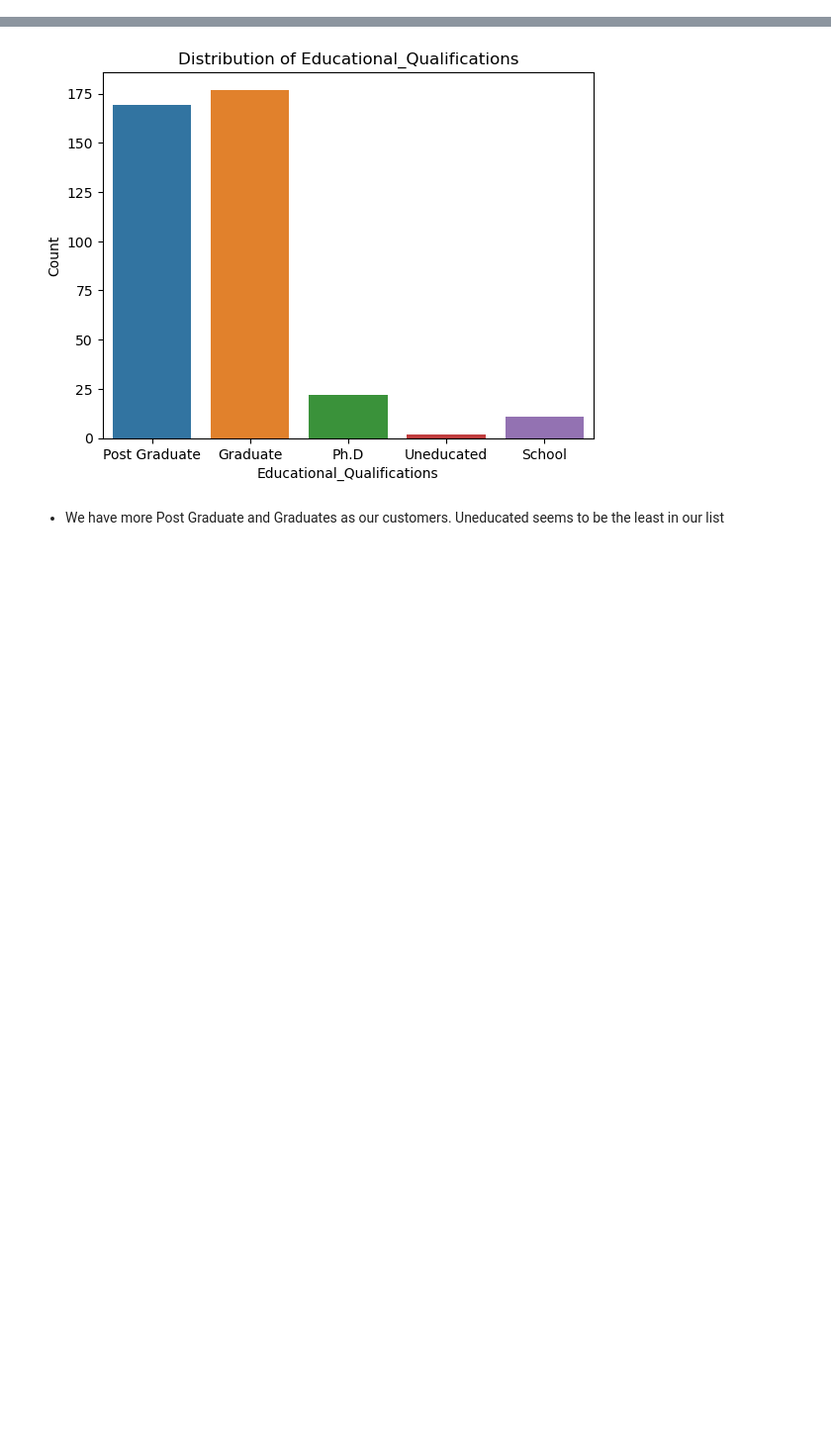
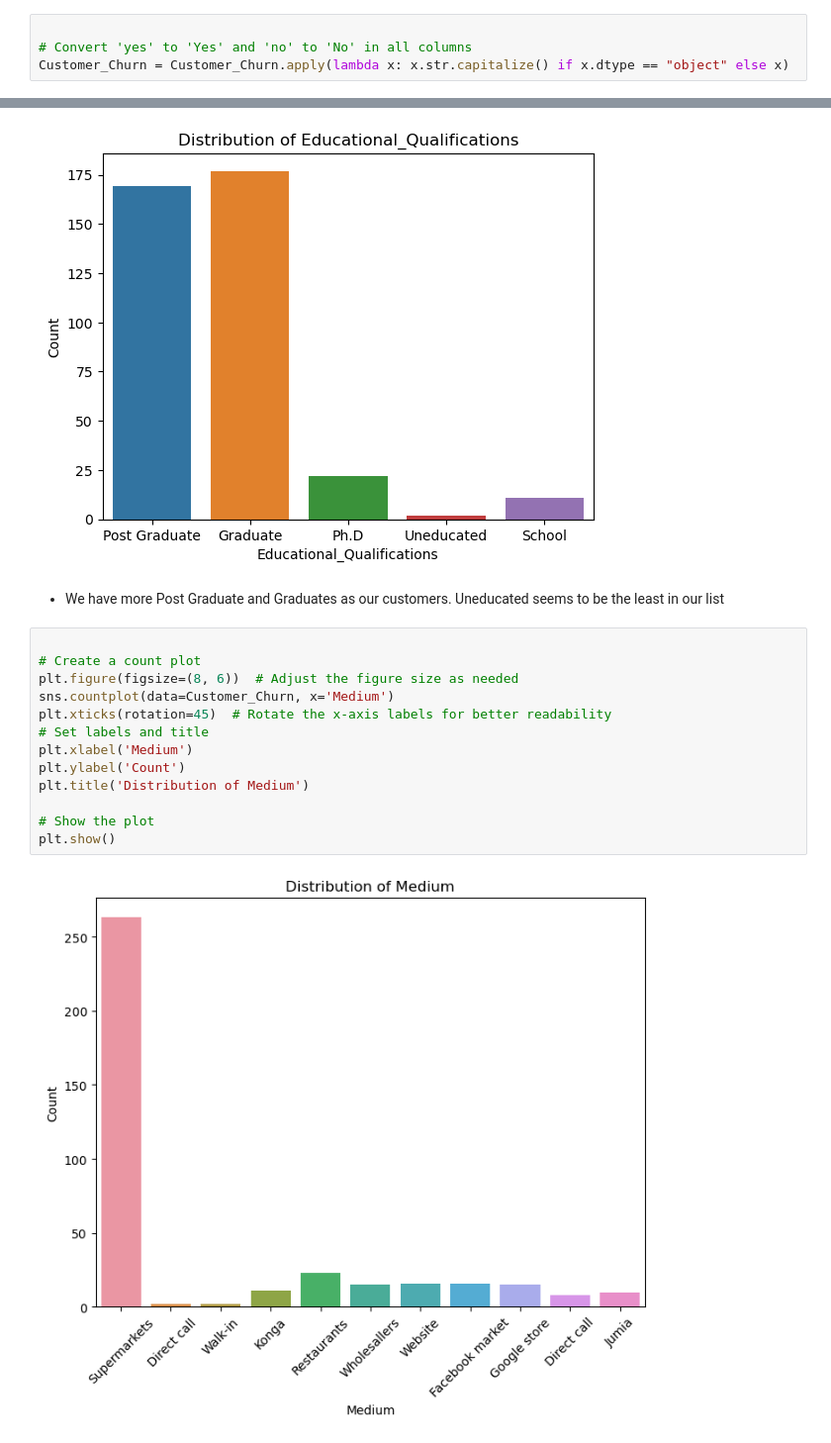
Before and after one commit to UbaChinelo/Customer-churn-prediction-for-Tshally-Foods, a Jupyter notebook: Customer_Churn_Prediction_Tshally_Foods.ipynb, the cells around one changed output, grey strips where cells are left out. Shown at 99% size. Saved outputs shown, nothing was run; the diff lists cells and outputs as text; blank space fills up the shorter version.

```diff
--- a/Customer_Churn_Prediction_Tshally_Foods.ipynb
+++ b/Customer_Churn_Prediction_Tshally_Foods.ipynb
@@ -211,3 +211,7 @@ Customer_Churn.tail(10)
 | 386 | 23 | Male | Single | Student | 0 | Post Graduate | 2 | ... |
 | 387 | 23 | Male | Single | Student | 0 | Post Graduate | 5 | ... |
 10 rows × 35 columns
+# %%
+
+# Convert 'yes' to 'Yes' and 'no' to 'No' in all columns
+Customer_Churn = Customer_Churn.apply(lambda x: x.str.capitalize() if x.dtype == "object" else x)
@@ -359,3 +369,18 @@ plt.show()
 [figure]
 # %% [markdown]
 - We have more Post Graduate and Graduates as our customers. Uneducated seems to be the least in our list
+# %%
+
+# Create a count plot
+plt.figure(figsize=(8, 6))  # Adjust the figure size as needed
+sns.countplot(data=Customer_Churn, x='Medium')
+plt.xticks(rotation=45)  # Rotate the x-axis labels for better readability
+# Set labels and title
+plt.xlabel('Medium')
+plt.ylabel('Count')
+plt.title('Distribution of Medium')
+
+# Show the plot
+plt.show()
+# %% [output]
+[figure, added]
```
Also changed, not shown: parts of 5 cells of this notebook.
